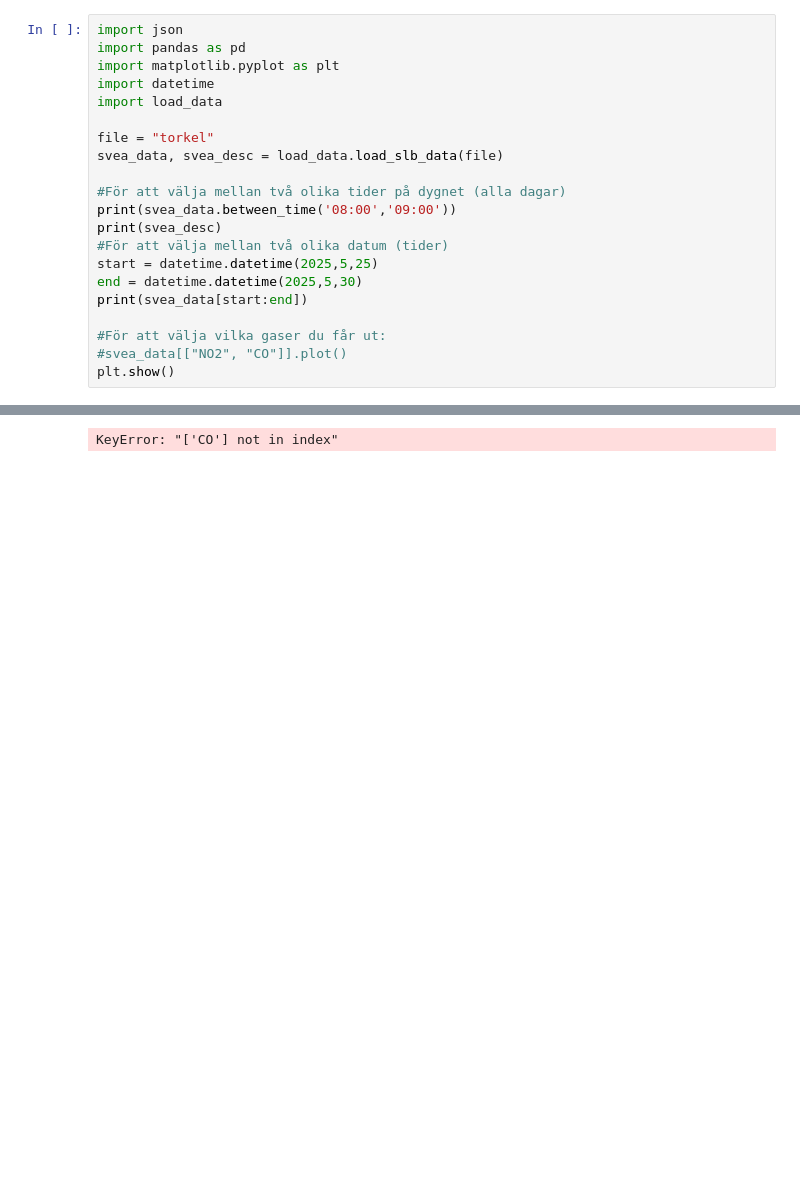
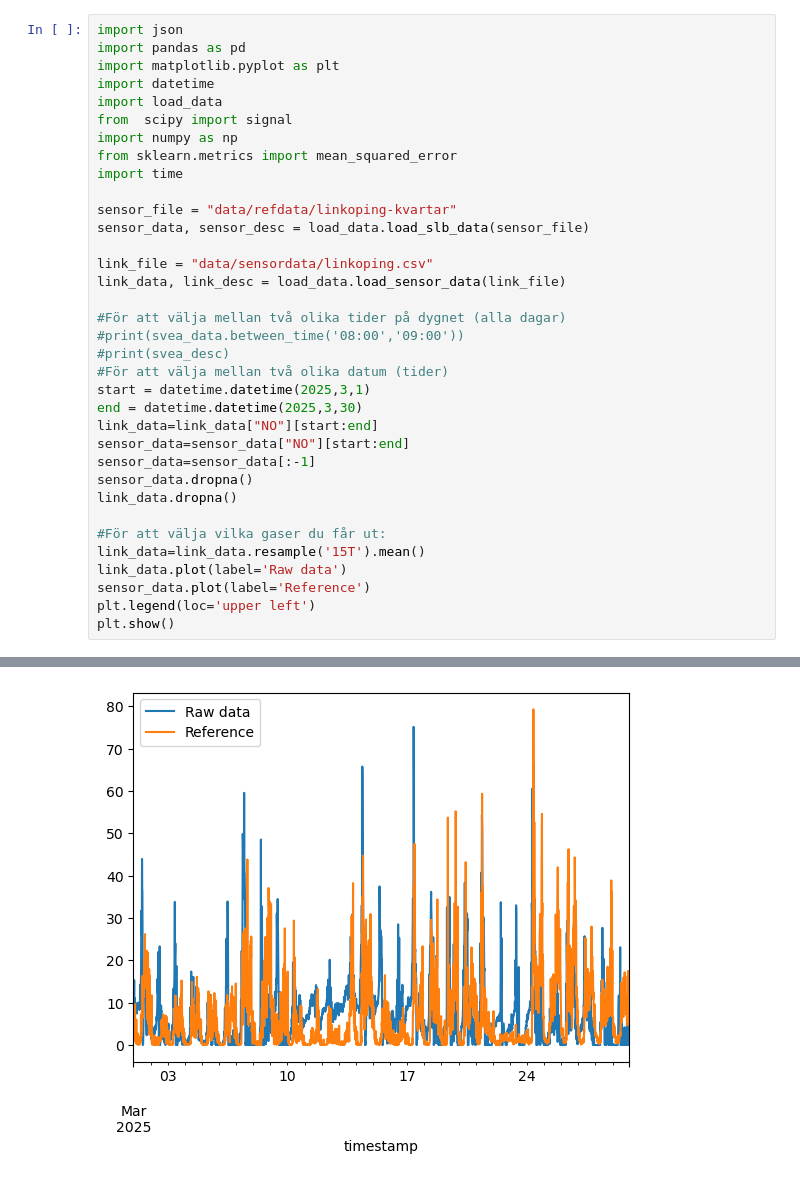
Before and after one commit to zilverband/gasSommar2, a Jupyter notebook: data_test.ipynb, the cells around one changed output, grey strips where cells are left out. Saved outputs shown, nothing was run; the diff lists cells and outputs as text; blank space fills up the shorter version.

Commit message:
Correlation and MSE for some data

```diff
--- a/data_test.ipynb
+++ b/data_test.ipynb
@@ -4,19 +4,33 @@ import pandas as pd
 import matplotlib.pyplot as plt
 import datetime
 import load_data
+from  scipy import signal
+import numpy as np
+from sklearn.metrics import mean_squared_error
+import time
 
-file = "torkel"
-svea_data, svea_desc = load_data.load_slb_data(file)
+sensor_file = "data/refdata/linkoping-kvartar"
+sensor_data, sensor_desc = load_data.load_slb_data(sensor_file)
+
+link_file = "data/sensordata/linkoping.csv"
+link_data, link_desc = load_data.load_sensor_data(link_file)
 
 #För att välja mellan två olika tider på dygnet (alla dagar)
-print(svea_data.between_time('08:00','09:00'))
-print(svea_desc)
+#print(svea_data.between_time('08:00','09:00'))
+#print(svea_desc)
 #För att välja mellan två olika datum (tider)
-start = datetime.datetime(2025,5,25)
-end = datetime.datetime(2025,5,30)
-print(svea_data[start:end])
+start = datetime.datetime(2025,3,1)
+end = datetime.datetime(2025,3,30)
+link_data=link_data["NO"][start:end]
+sensor_data=sensor_data["NO"][start:end]
+sensor_data=sensor_data[:-1]
+sensor_data.dropna()
+link_data.dropna()
 
 #För att välja vilka gaser du får ut:
-#svea_data[["NO2", "CO"]].plot()
+link_data=link_data.resample('15T').mean()
+link_data.plot(label='Raw data')
+sensor_data.plot(label='Reference')
+plt.legend(loc='upper left')
 plt.show()
 # %% [output]
@@ -40 +37 @@ Index: []
-KeyError: "['CO'] not in index"
+[figure, added]
```
Also changed, not shown: parts of 2 cells of this notebook.
